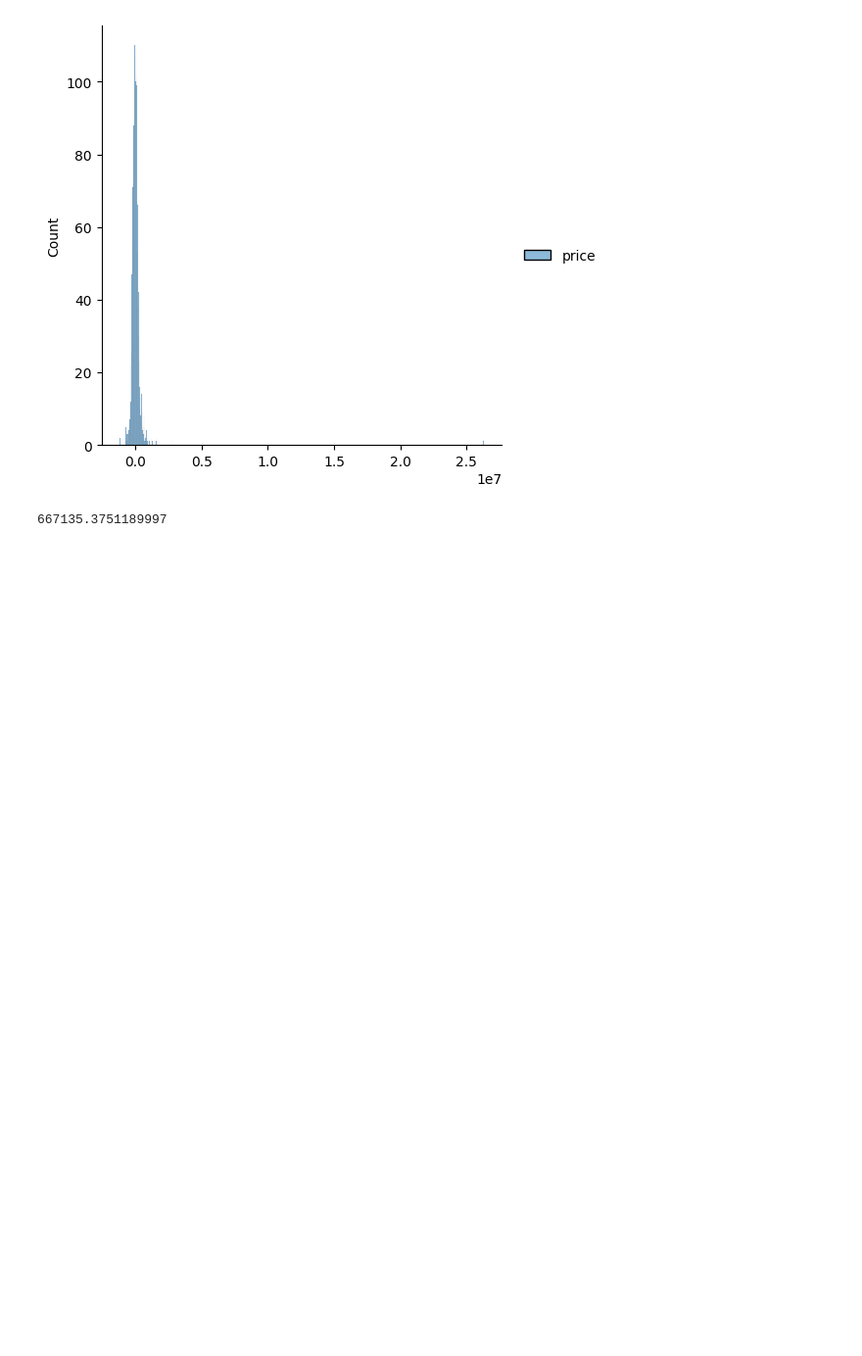
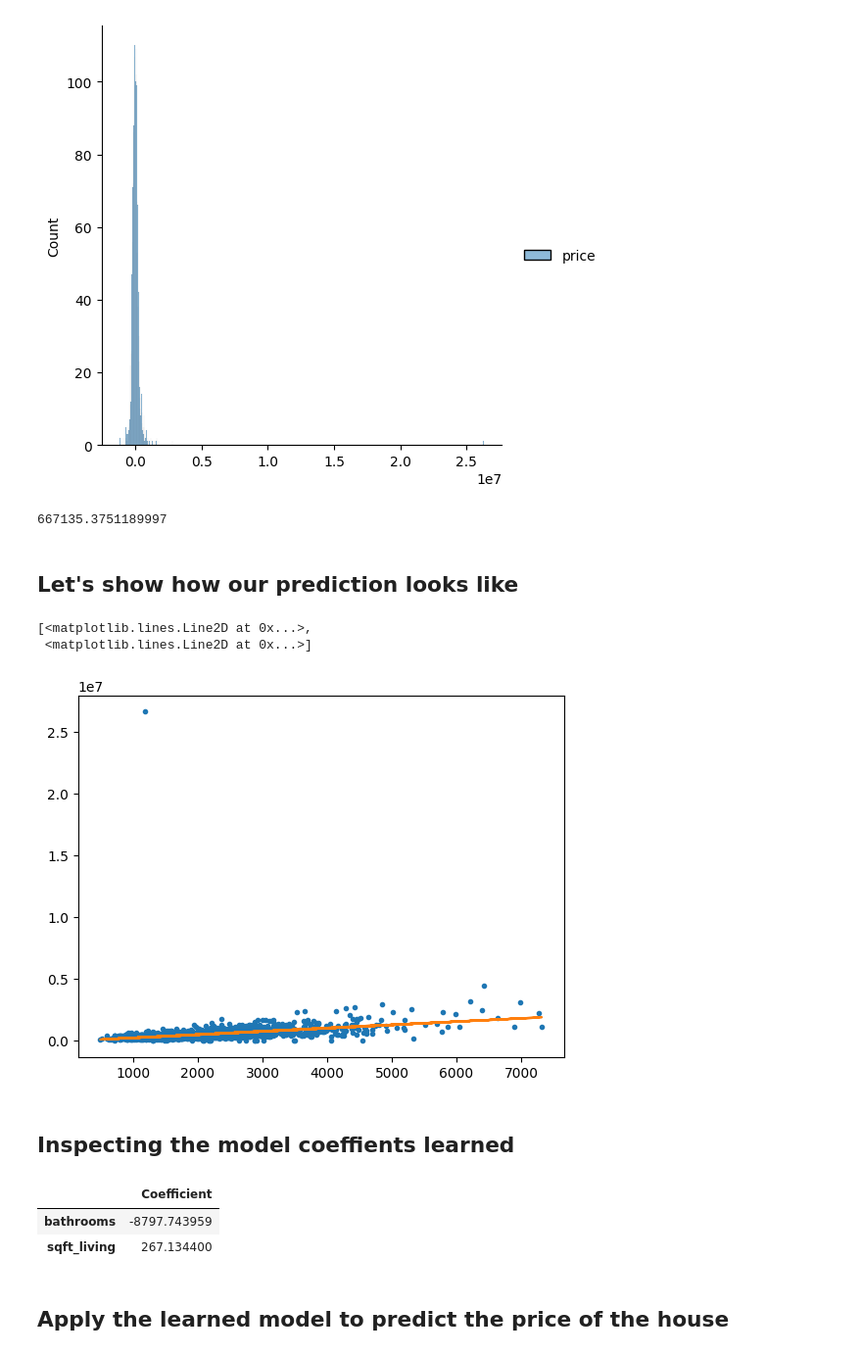
Before and after one commit to Neoxs/machine_learning_notebooks, a Jupyter notebook: house_price_prediction_linear_regression/house_prediction.ipynb, the cells around one changed output. Shown at 98% size. Drawn from its saved outputs; the diff is of its cells as text; code cells hidden in the pictures; blank space fills up the shorter version.

Commit message:
Update house pricing notebook

```diff
--- a/house_price_prediction_linear_regression/house_prediction.ipynb
+++ b/house_price_prediction_linear_regression/house_prediction.ipynb
@@ -95,3 +101,23 @@ from sklearn.metrics import mean_squared_error
 print(np.sqrt(mean_squared_error(prediction, y_test)))
 # %% [output]
 667135.3751189997
+# %% [markdown]
+## Let's show how our prediction looks like
+# %%
+plt.plot(X_test['sqft_living'], y_test, '.', X_test['sqft_living'], prediction, '-')
+# %% [output]
+[<matplotlib.lines.Line2D at 0x...>,
+ <matplotlib.lines.Line2D at 0x...>]
+[figure, added]
+# %% [markdown]
+## Inspecting the model coeffients learned
+# %%
+coeff_data = pd.DataFrame(lm.coef_.transpose(), X.columns, columns=['Coefficient'])
+
+coeff_data
+# %% [output]
+|  | Coefficient |
+| bathrooms | -8797.743959 |
+| sqft_living | 267.134400 |
+# %% [markdown]
+## Apply the learned model to predict the price of the house
```
Also changed, not shown: parts of 16 cells of this notebook, 1 other file.
